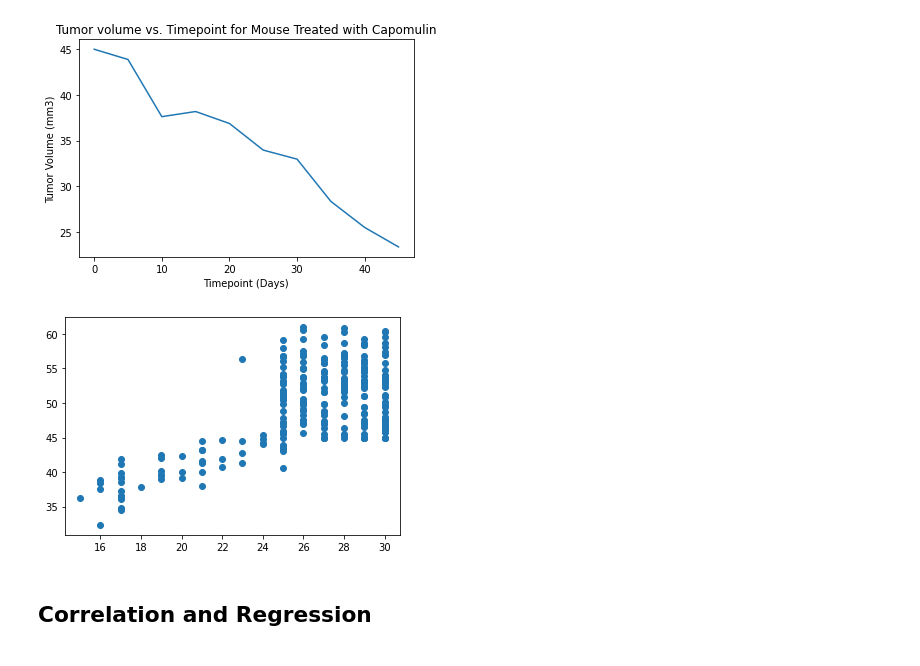
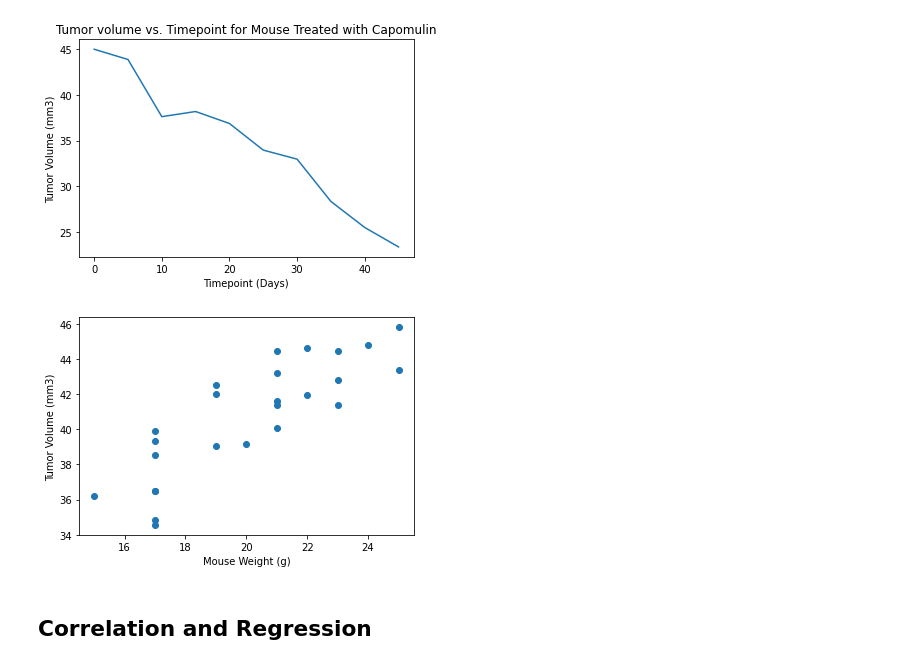
Before and after one commit to Barlow0471/MatplotlibHW, a Jupyter notebook: pymaceuticals_starter.ipynb, the cells around one changed output. Cells and saved outputs as stored; diff of their text form; code cells hidden in the pictures.

```diff
--- a/pymaceuticals_starter.ipynb
+++ b/pymaceuticals_starter.ipynb
@@ -260,10 +260,12 @@ plt.plot(capomulin_mouse['Timepoint'], capomulin_mouse['Tumor Volume (mm3)'])
 # %%
 # Generate a scatter plot of average tumor volume vs. mouse weight for the Capomulin regimen
 capomulin_data = clean_df.loc[clean_df['Drug Regimen'] == 'Capomulin']
-avg_tumor_volume = clean_df.groupby('Mouse ID').mean()
+avg_tumor_volume = capomulin_data.groupby(['Mouse ID']).mean()
 plt.scatter(avg_tumor_volume['Weight (g)'], avg_tumor_volume['Tumor Volume (mm3)'])
+plt.xlabel('Mouse Weight (g)')
+plt.ylabel('Tumor Volume (mm3)')
 plt.show()
 # %% [output]
-[figure, old version]
+[figure, new version]
 # %% [markdown]
 ## Correlation and Regression
```
Also changed, not shown: parts of 2 cells of this notebook.
